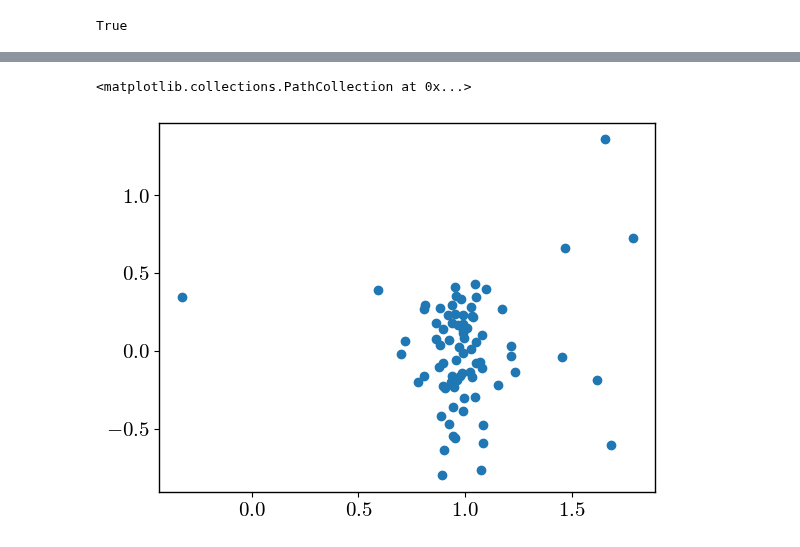
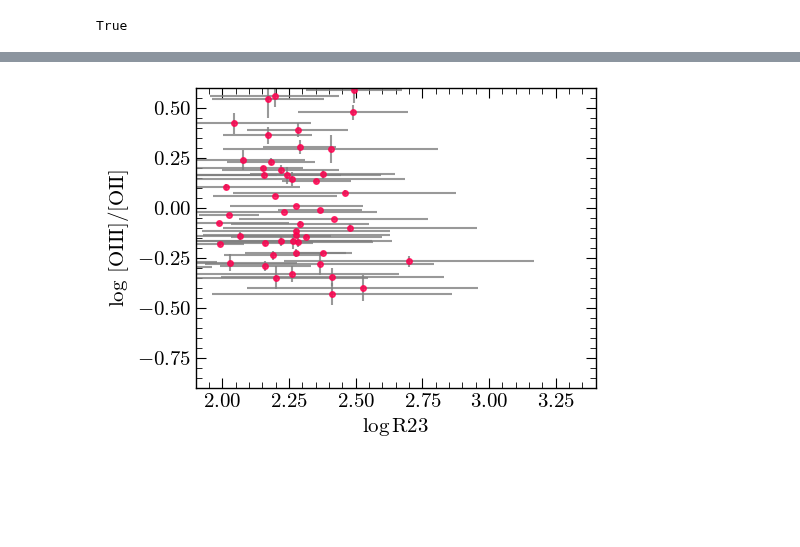
Before and after one commit to 0hardytom/eelgs, a Jupyter notebook: notebooks/week5-6/result_plotter.ipynb, the cells around one changed output, grey strips where cells are left out. Saved outputs shown, nothing was run; the diff lists cells and outputs as text; code cells hidden in the pictures; blank space fills up the shorter version.

```diff
--- a/notebooks/week5-6/result_plotter.ipynb
+++ b/notebooks/week5-6/result_plotter.ipynb
@@ -305,8 +297,22 @@ True
 # %%
-o23 = (tab['oii3729_flux'])/(tab['oiii5007_flux'])
-o23_err = np.log10(o23)*np.sqrt( ((tab['oii3729_flux_err'])/tab['oii3729_flux'])**2 + ((tab['oiii5007_flux_err'])/(tab['oiii5007_flux']))**2)
+o23 = (tab['oiii5007_flux'])/(tab['oii3729_flux'])
+logo23_err = np.abs(np.log10(o23)*np.sqrt( ((tab['oii3729_flux_err'])/tab['oii3729_flux'])**2
+                                          + ((tab['oiii5007_flux_err'])/(tab['oiii5007_flux']))**2))
+
+fig, ax = pf.create_plot()
+
+ax.errorbar(np.log(tab['R23'])[snrmask],np.log10(o23)[snrmask],
+            fmt='o', color='#ff004f', ms=4,
+            xerr= np.abs(np.log(tab['R23'])*snr)[snrmask],
+            yerr = logo23_err[snrmask],
+            ecolor='gray', alpha=0.8)
+
+ax.set_xlim(1.9,3.4)
+ax.set_ylim(-0.9,0.6)
+ax.set_xlabel(r'$\log$R23')
+ax.set_ylabel(r'$\log\;\mathrm{[O III]/\mathrm{[OII]}}$')
+
+pf.fix_plot([ax])
+fig.savefig(f'figs/r23oiioiii.png', dpi=600, bbox_inches='tight')
+# %% [output]
+[figure, added]
-# %%
-plt.scatter(np.log10(tab['R23']),np.log10(o23))
-# %% [output]
-<matplotlib.collections.PathCollection at 0x...>
-[figure, removed]
```
Also changed, not shown: parts of 12 cells of this notebook, 4 other files.
